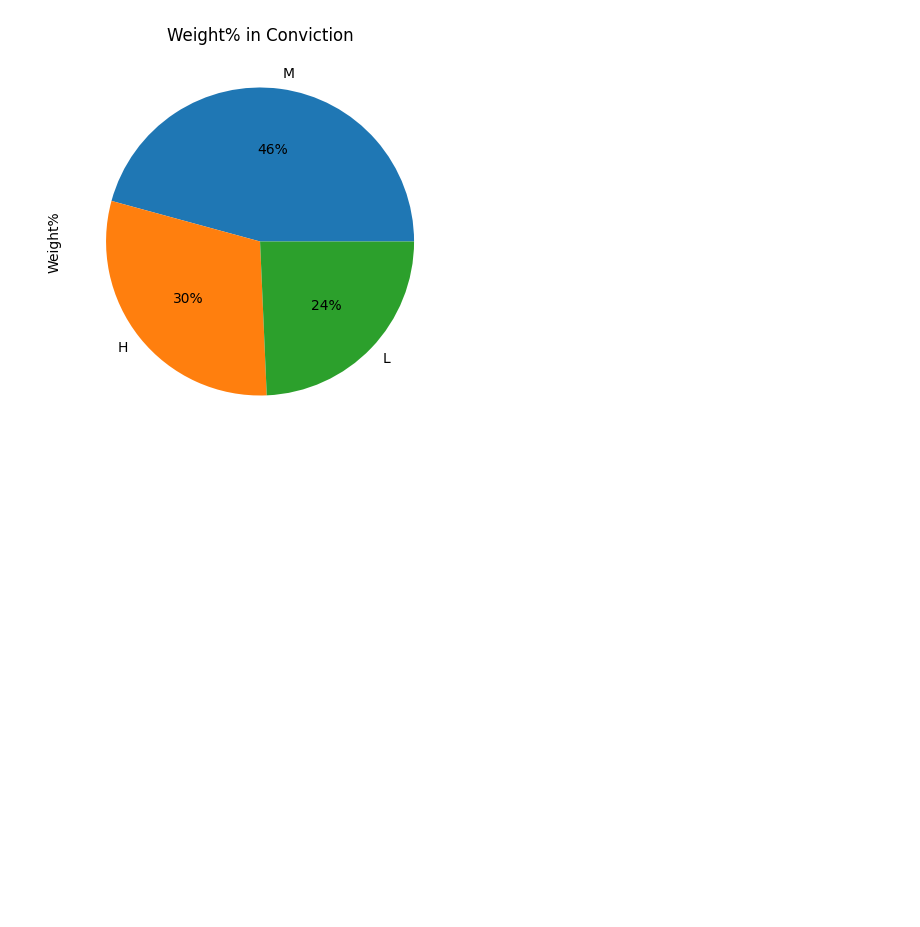
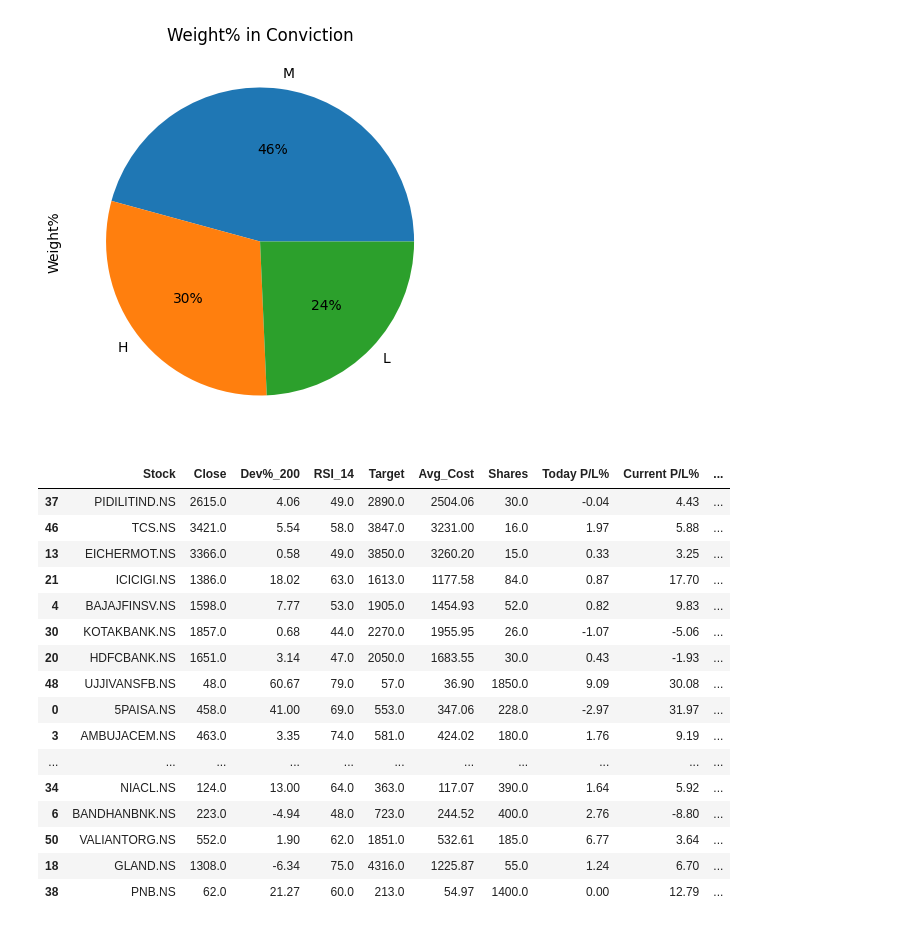
Before and after one commit to ankit-rathi/Data-Science-with-Python, a Jupyter notebook: Tradevesting/myStocks_Portfolio_Analysis.ipynb, the cells around one changed output. Drawn from its saved outputs; the diff is of its cells as text; code cells hidden in the pictures; blank space fills up the shorter version.

```diff
--- a/Tradevesting/myStocks_Portfolio_Analysis.ipynb
+++ b/Tradevesting/myStocks_Portfolio_Analysis.ipynb
@@ -296,6 +317,26 @@ col = 'Conviction'
 plot_feature_weights(df_portfolio_features, col)
 # %% [output]
 [figure]
+# %%
+df_portfolio_features.sort_values(by = 'Juice Left%', ascending=True)
+# %% [output]
+|  | Stock | Close | Dev%_200 | RSI_14 | Target | Avg_Cost | Shares | Today P/L% | Current P/L% | ... |
+| 37 | PIDILITIND.NS | 2615.0 | 4.06 | 49.0 | 2890.0 | 2504.06 | 30.0 | -0.04 | 4.43 | ... |
+| 46 | TCS.NS | 3421.0 | 5.54 | 58.0 | 3847.0 | 3231.00 | 16.0 | 1.97 | 5.88 | ... |
+| 13 | EICHERMOT.NS | 3366.0 | 0.58 | 49.0 | 3850.0 | 3260.20 | 15.0 | 0.33 | 3.25 | ... |
+| 21 | ICICIGI.NS | 1386.0 | 18.02 | 63.0 | 1613.0 | 1177.58 | 84.0 | 0.87 | 17.70 | ... |
+| 4 | BAJAJFINSV.NS | 1598.0 | 7.77 | 53.0 | 1905.0 | 1454.93 | 52.0 | 0.82 | 9.83 | ... |
+| 30 | KOTAKBANK.NS | 1857.0 | 0.68 | 44.0 | 2270.0 | 1955.95 | 26.0 | -1.07 | -5.06 | ... |
+| 20 | HDFCBANK.NS | 1651.0 | 3.14 | 47.0 | 2050.0 | 1683.55 | 30.0 | 0.43 | -1.93 | ... |
+| 48 | UJJIVANSFB.NS | 48.0 | 60.67 | 79.0 | 57.0 | 36.90 | 1850.0 | 9.09 | 30.08 | ... |
+| 0 | 5PAISA.NS | 458.0 | 41.00 | 69.0 | 553.0 | 347.06 | 228.0 | -2.97 | 31.97 | ... |
+| 3 | AMBUJACEM.NS | 463.0 | 3.35 | 74.0 | 581.0 | 424.02 | 180.0 | 1.76 | 9.19 | ... |
+| ... | ... | ... | ... | ... | ... | ... | ... | ... | ... | ... |
+| 34 | NIACL.NS | 124.0 | 13.00 | 64.0 | 363.0 | 117.07 | 390.0 | 1.64 | 5.92 | ... |
+| 6 | BANDHANBNK.NS | 223.0 | -4.94 | 48.0 | 723.0 | 244.52 | 400.0 | 2.76 | -8.80 | ... |
+| 50 | VALIANTORG.NS | 552.0 | 1.90 | 62.0 | 1851.0 | 532.61 | 185.0 | 6.77 | 3.64 | ... |
+| 18 | GLAND.NS | 1308.0 | -6.34 | 75.0 | 4316.0 | 1225.87 | 55.0 | 1.24 | 6.70 | ... |
+| 38 | PNB.NS | 62.0 | 21.27 | 60.0 | 213.0 | 54.97 | 1400.0 | 0.00 | 12.79 | ... |
 # %%
 #myts['Value'] = myts['Value'].str.replace(',', '').astype(float)
 # %%
```
Also changed, not shown: parts of 12 cells of this notebook.
